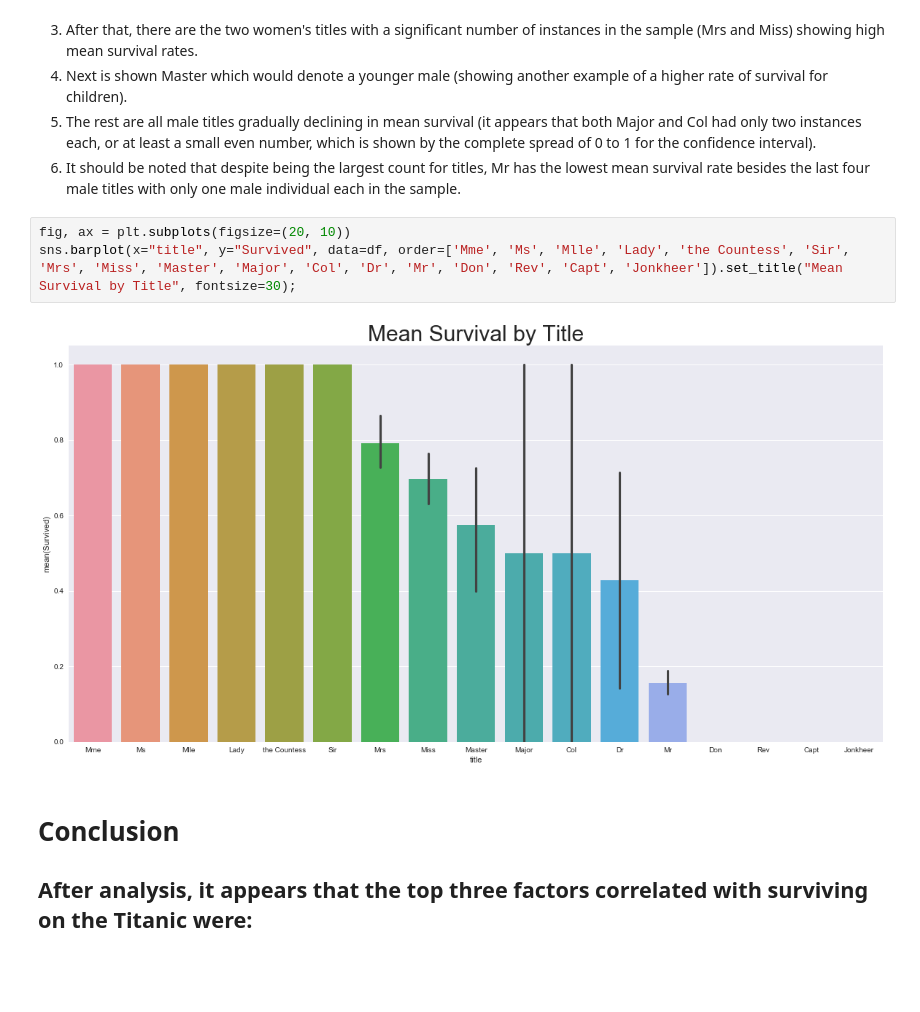
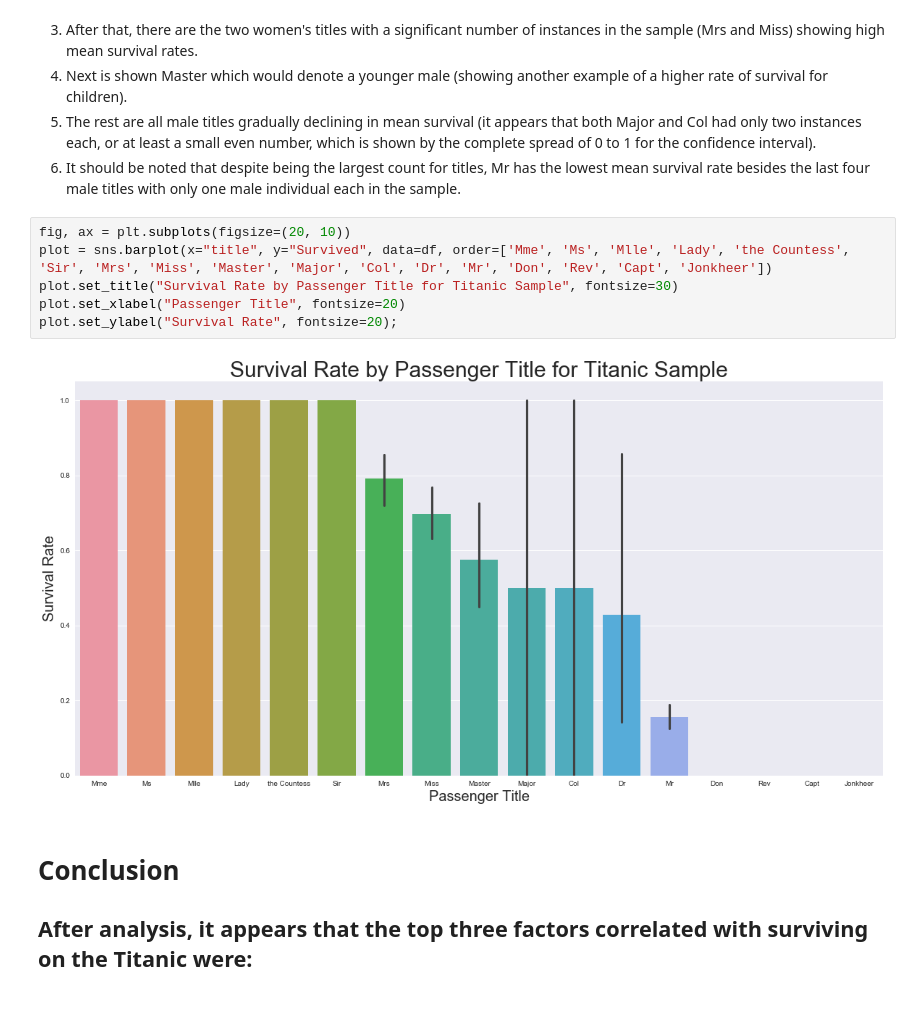
Before and after one commit to yaskyj/investigate-data-set, a Jupyter notebook: InvestigateTitanicData.ipynb, the cells around one changed output. Drawn from its saved outputs; the diff is of its cells as text; blank space fills up the shorter version.

```diff
--- a/InvestigateTitanicData.ipynb
+++ b/InvestigateTitanicData.ipynb
@@ -362,9 +411,12 @@ pd.concat([df['Survived'], pd.get_dummies(df['title']).rename(columns=lambda x:
 6. It should be noted that despite being the largest count for titles, Mr has the lowest mean survival rate besides the last four male titles with only one male individual each in the sample.
 # %%
 fig, ax = plt.subplots(figsize=(20, 10))
-sns.barplot(x="title", y="Survived", data=df, order=['Mme', 'Ms', 'Mlle', 'Lady', 'the Countess', 'Sir', 'Mrs', 'Miss', 'Master', 'Major', 'Col', 'Dr', 'Mr', 'Don', 'Rev', 'Capt', 'Jonkheer']).set_title("Mean Survival by Title", fontsize=30);
+plot = sns.barplot(x="title", y="Survived", data=df, order=['Mme', 'Ms', 'Mlle', 'Lady', 'the Countess', 'Sir', 'Mrs', 'Miss', 'Master', 'Major', 'Col', 'Dr', 'Mr', 'Don', 'Rev', 'Capt', 'Jonkheer'])
+plot.set_title("Survival Rate by Passenger Title for Titanic Sample", fontsize=30)
+plot.set_xlabel("Passenger Title", fontsize=20)
+plot.set_ylabel("Survival Rate", fontsize=20);
 # %% [output]
-[figure, old version]
+[figure, new version]
 # %% [markdown]
 # Conclusion
 ## After analysis, it appears that the top three factors correlated with surviving on the Titanic were:
```
Also changed, not shown: parts of 18 cells of this notebook.
